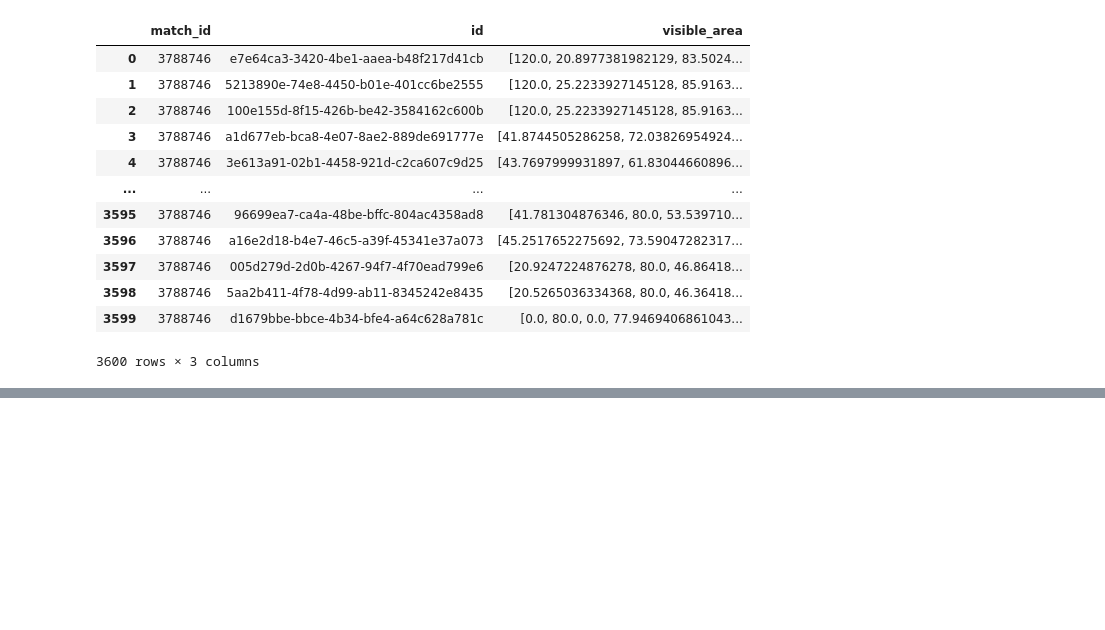
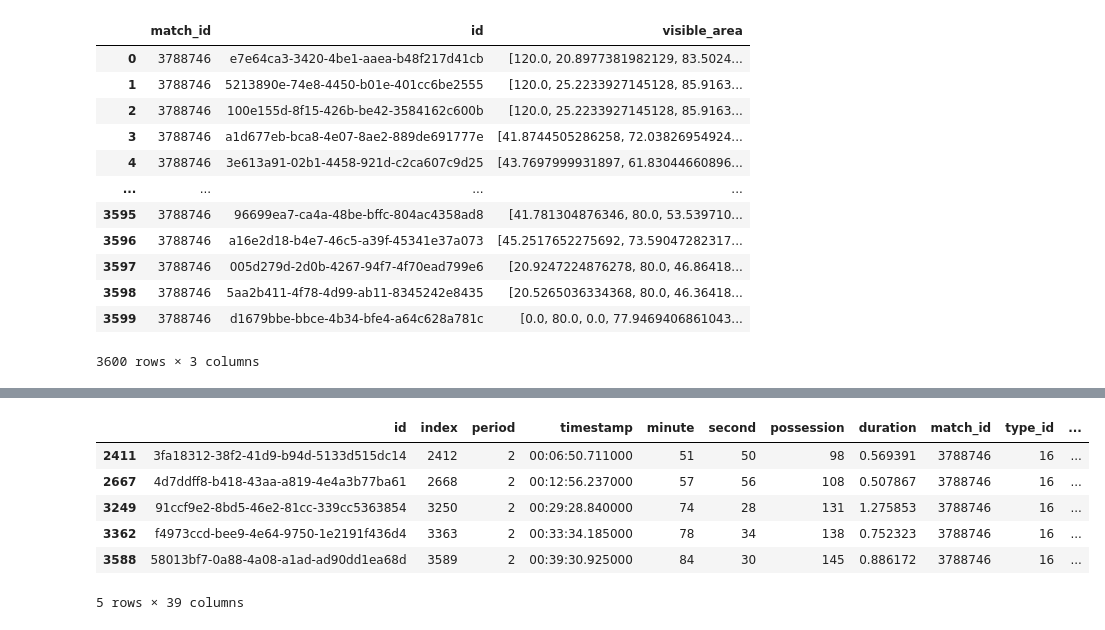
Before and after one commit to Football-Analytics-UCU/Bayern-Munich, a Jupyter notebook: research/ob_mplsoccer_statsbomb_euro.ipynb, the cells around one changed output, grey strips where cells are left out. Cells and saved outputs as stored; diff of their text form; code cells hidden in the pictures; blank space fills up the shorter version.

```diff
--- a/research/ob_mplsoccer_statsbomb_euro.ipynb
+++ b/research/ob_mplsoccer_statsbomb_euro.ipynb
@@ -219,0 +272,16 @@ df_visible
+# %%
+goals = df_event[df_event['outcome_name'] == 'Goal']
+# %%
+# Goal id extraction
+
+goals_filtered = goals.dropna(axis=1, how='all')
+
+goals_filtered
+# %% [output]
+|  | id | index | period | timestamp | minute | second | possession | duration | match_id | type_id | ... |
+| 2411 | 3fa18312-38f2-41d9-b94d-5133d515dc14 | 2412 | 2 | 00:06:50.711000 | 51 | 50 | 98 | 0.569391 | 3788746 | 16 | ... |
+| 2667 | 4d7ddff8-b418-43aa-a819-4e4a3b77ba61 | 2668 | 2 | 00:12:56.237000 | 57 | 56 | 108 | 0.507867 | 3788746 | 16 | ... |
+| 3249 | 91ccf9e2-8bd5-46e2-81cc-339cc5363854 | 3250 | 2 | 00:29:28.840000 | 74 | 28 | 131 | 1.275853 | 3788746 | 16 | ... |
+| 3362 | f4973ccd-bee9-4e64-9750-1e2191f436d4 | 3363 | 2 | 00:33:34.185000 | 78 | 34 | 138 | 0.752323 | 3788746 | 16 | ... |
+| 3588 | 58013bf7-0a88-4a08-a1ad-ad90dd1ea68d | 3589 | 2 | 00:39:30.925000 | 84 | 30 | 145 | 0.886172 | 3788746 | 16 | ... |
+5 rows × 39 columns
```
Also changed, not shown: parts of 9 cells of this notebook.
